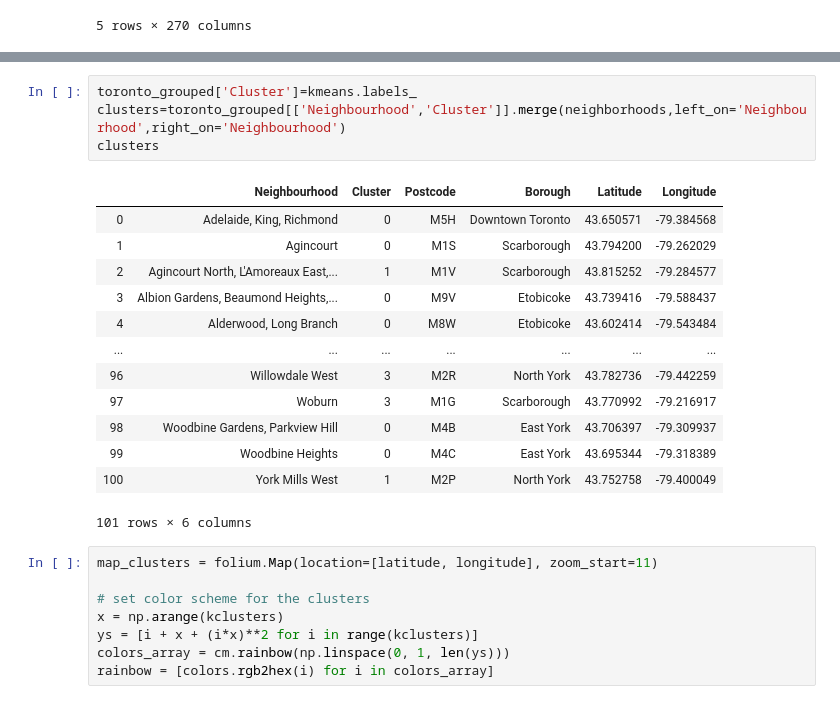
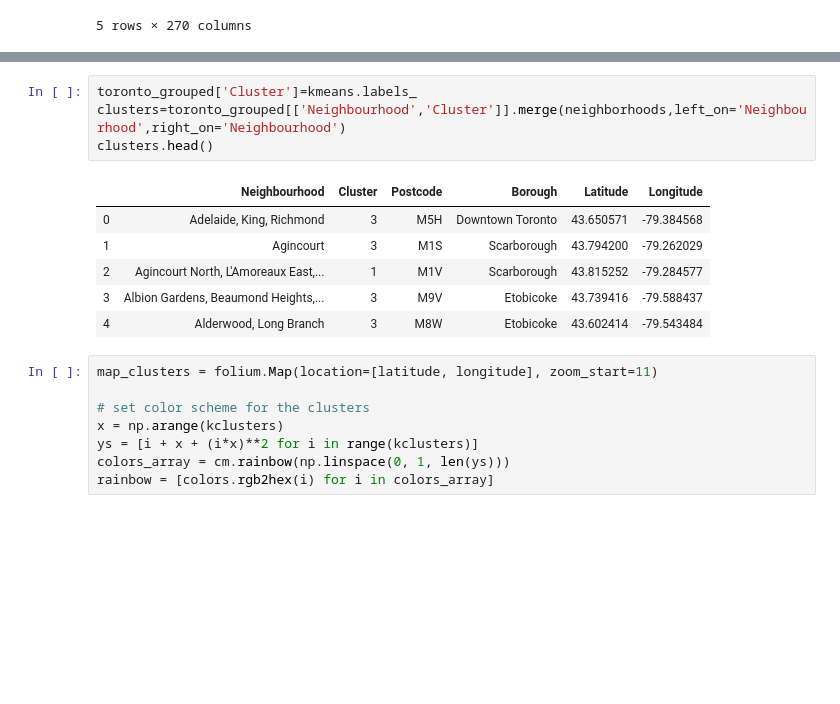
Before and after one commit to andreytank/ML_Capstone, a Jupyter notebook: Capstone.ipynb, the cells around one changed output, grey strips where cells are left out. Cells and saved outputs as stored; diff of their text form; blank space fills up the shorter version.

```diff
--- a/Capstone.ipynb
+++ b/Capstone.ipynb
@@ -304,21 +310,14 @@ array([0, 0, 1, 0, 0, 0, 0, 0, 0, 0])
 # %%
 toronto_grouped['Cluster']=kmeans.labels_
 clusters=toronto_grouped[['Neighbourhood','Cluster']].merge(neighborhoods,left_on='Neighbourhood',right_on='Neighbourhood')
-clusters
+clusters.head()
 # %% [output]
 |  | Neighbourhood | Cluster | Postcode | Borough | Latitude | Longitude |
-| 0 | Adelaide, King, Richmond | 0 | M5H | Downtown Toronto | 43.650571 | -79.384568 |
-| 1 | Agincourt | 0 | M1S | Scarborough | 43.794200 | -79.262029 |
+| 0 | Adelaide, King, Richmond | 3 | M5H | Downtown Toronto | 43.650571 | -79.384568 |
+| 1 | Agincourt | 3 | M1S | Scarborough | 43.794200 | -79.262029 |
 | 2 | Agincourt North, L'Amoreaux East,... | 1 | M1V | Scarborough | 43.815252 | -79.284577 |
-| 3 | Albion Gardens, Beaumond Heights,... | 0 | M9V | Etobicoke | 43.739416 | -79.588437 |
-| 4 | Alderwood, Long Branch | 0 | M8W | Etobicoke | 43.602414 | -79.543484 |
-| ... | ... | ... | ... | ... | ... | ... |
-| 96 | Willowdale West | 3 | M2R | North York | 43.782736 | -79.442259 |
-| 97 | Woburn | 3 | M1G | Scarborough | 43.770992 | -79.216917 |
-| 98 | Woodbine Gardens, Parkview Hill | 0 | M4B | East York | 43.706397 | -79.309937 |
-| 99 | Woodbine Heights | 0 | M4C | East York | 43.695344 | -79.318389 |
-| 100 | York Mills West | 1 | M2P | North York | 43.752758 | -79.400049 |
+| 3 | Albion Gardens, Beaumond Heights,... | 3 | M9V | Etobicoke | 43.739416 | -79.588437 |
+| 4 | Alderwood, Long Branch | 3 | M8W | Etobicoke | 43.602414 | -79.543484 |
-101 rows × 6 columns
 # %%
 map_clusters = folium.Map(location=[latitude, longitude], zoom_start=11)
 
```
Also changed, not shown: parts of 5 cells of this notebook.
